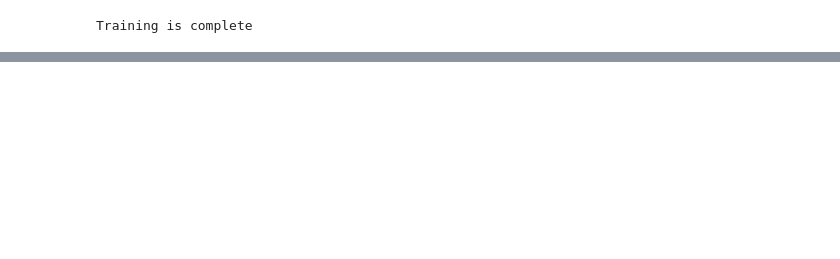
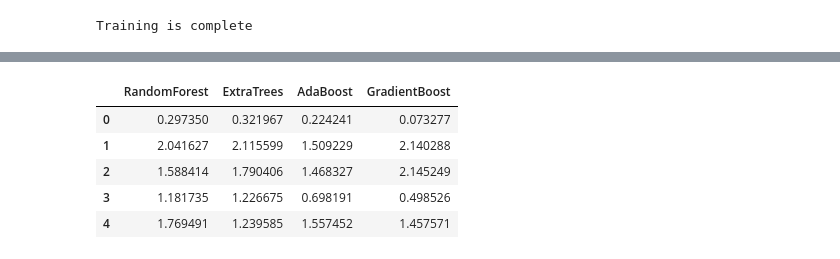
Before and after one commit to dbz10/NHL-Player-Awards, a Jupyter notebook: NHL MVP prediction.ipynb, the cells around one changed output, grey strips where cells are left out. Saved outputs shown, nothing was run; the diff lists cells and outputs as text; code cells hidden in the pictures; blank space fills up the shorter version.

Commit message:
Update NHL MVP prediction.ipynb
Fixing the ensembling code. Hyperparameters might need modification before it is useful

```diff
--- a/NHL MVP prediction.ipynb
+++ b/NHL MVP prediction.ipynb
@@ -339,7 +340,7 @@ model_features = [ u'age', u'goals', u'assists',  u'plus_minus',
 X= fd[model_features]
 x_train, x_test, y_train, y_test = train_test_split(X,y,test_size=0.25)
 
-train, test = train_test_split(fd, test_size=0.25)
+train, test = train_test_split(fd[model_features], test_size=0.25)
 # %%
 #optimizing learning rate for xgboost
 learnRange = np.arange(0.02, 0.3, 0.005)
@@ -417,13 +418,24 @@ class SklearnHelper(object):
         return self.clf.fit(x,y)
 
     def feature_importances(self,x,y):
-        print(self.clf.fit(x,y).feature_importances_)
+        return(self.clf.fit(x,y).feature_importances_)
 
-#     def featureimportances(self,x,y):
-#         return self.clf.fit(x,y).featureimportances_
-#         rffeatures = rf.featureimportances(xtrain,ytrain).tolist()
+# Class to extend the SVR
+class svrHelper(object):
+    def __init__(self, clf, params=None):
+        self.clf = clf(**params)
 
-# Class to extend XGboost classifer
+    def train(self, x_train, y_train):
+        self.clf.fit(x_train, y_train)
+
+    def predict(self, x):
+        return self.clf.predict(x)
+
+    def fit(self,x,y):
+        return self.clf.fit(x,y)
+
+    def feature_importances(self,x,y):
+        return(self.clf.fit(x,y).feature_importances_)
 # %%
 def get_oof(clf, x_train, y_train, x_test):
     oof_train = np.zeros((ntrain,))
@@ -540,0 +742,14 @@ NameError: name 'x_dummies' is not defined
+# %%
+base_predictions_train = pd.DataFrame( {'RandomForest': rf_oof_train.ravel(),
+     'ExtraTrees': et_oof_train.ravel(),
+     'AdaBoost': ada_oof_train.ravel(),
+      'GradientBoost': gb_oof_train.ravel()
+    })
+base_predictions_train.head()
+# %% [output]
+|  | RandomForest | ExtraTrees | AdaBoost | GradientBoost |
+| 0 | 0.297350 | 0.321967 | 0.224241 | 0.073277 |
+| 1 | 2.041627 | 2.115599 | 1.509229 | 2.140288 |
+| 2 | 1.588414 | 1.790406 | 1.468327 | 2.145249 |
+| 3 | 1.181735 | 1.226675 | 0.698191 | 0.498526 |
+| 4 | 1.769491 | 1.239585 | 1.557452 | 1.457571 |
```
Also changed, not shown: parts of 32 cells of this notebook.
